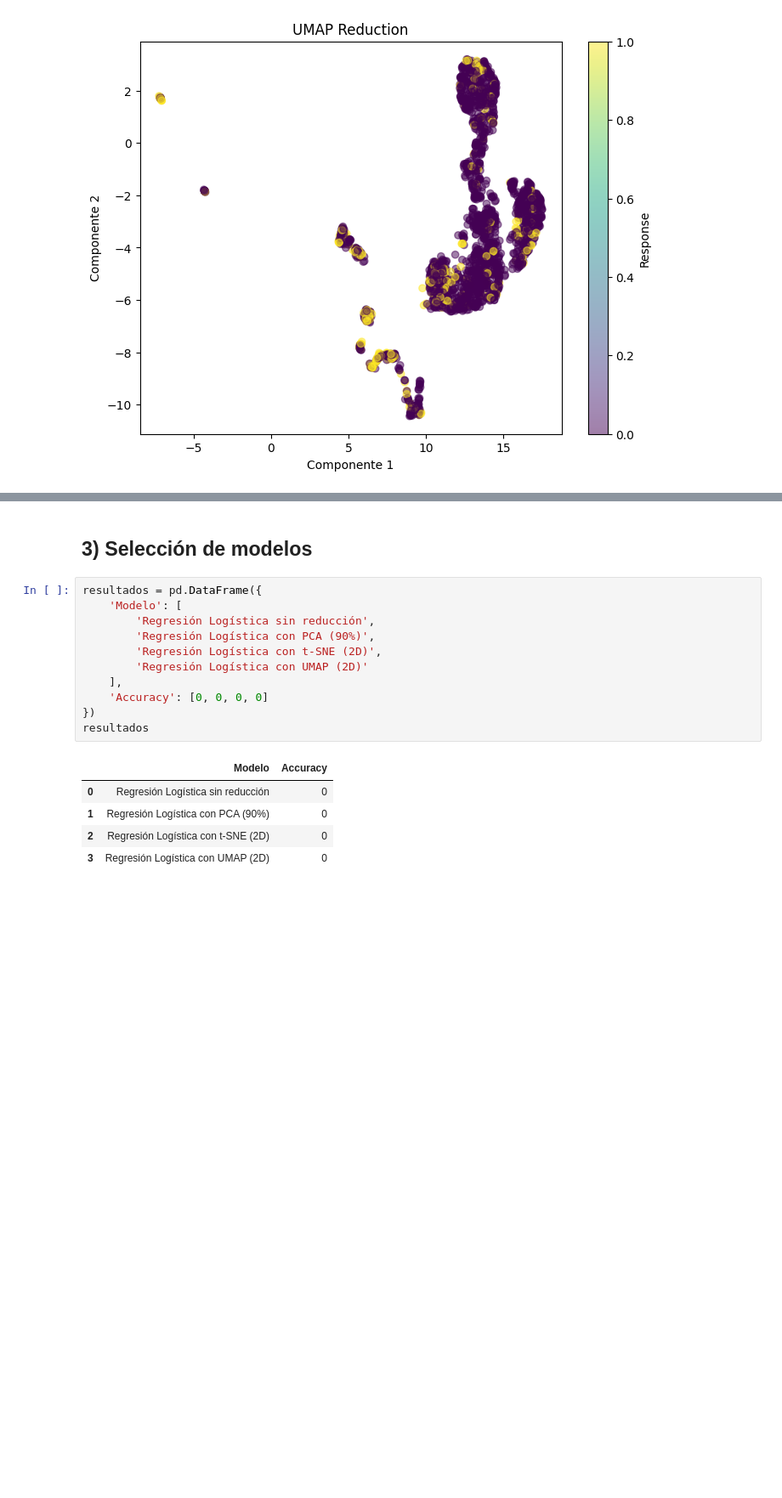
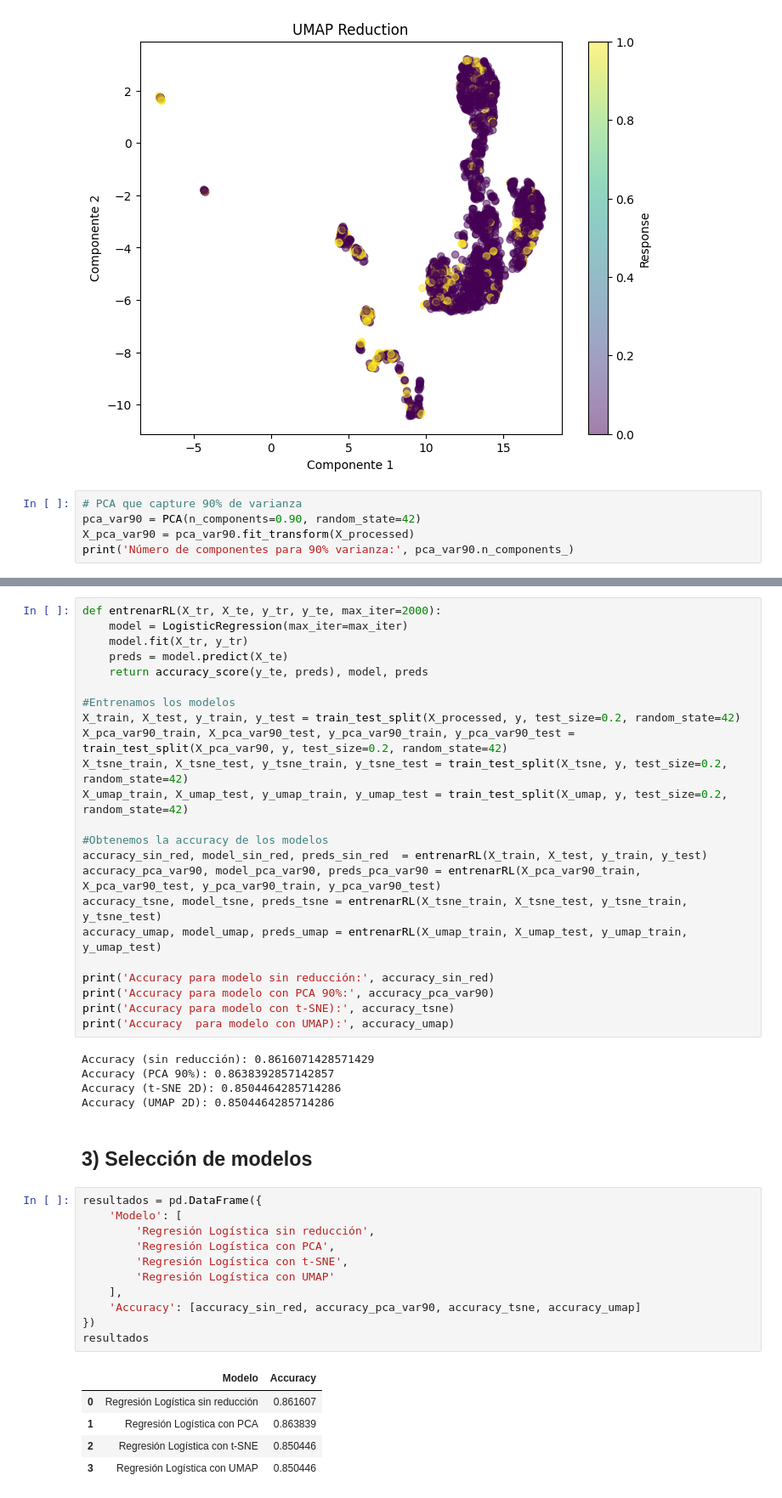
Before and after one commit to Shernandez0911/Tarea8DataScience, a Jupyter notebook: SebastianHernandez_AlexMondaca.ipynb, the cells around one changed output, grey strips where cells are left out. Shown at 85% size. Drawn from its saved outputs; the diff is of its cells as text; blank space fills up the shorter version.

```diff
--- a/SebastianHernandez_AlexMondaca.ipynb
+++ b/SebastianHernandez_AlexMondaca.ipynb
@@ -191,3 +192,8 @@ X_umap = umap_model.fit_transform(X_processed)
 plot_reduction(X_umap, y, "UMAP Reduction")
 # %% [output]
 [figure]
+# %%
+# PCA que capture 90% de varianza
+pca_var90 = PCA(n_components=0.90, random_state=42)
+X_pca_var90 = pca_var90.fit_transform(X_processed)
+print('Número de componentes para 90% varianza:', pca_var90.n_components_)
@@ -194,19 +204,47 @@ plot_reduction(X_umap, y, "UMAP Reduction")
+# %%
+def entrenarRL(X_tr, X_te, y_tr, y_te, max_iter=2000):
+    model = LogisticRegression(max_iter=max_iter)
+    model.fit(X_tr, y_tr)
+    preds = model.predict(X_te)
+    return accuracy_score(y_te, preds), model, preds
+
+#Entrenamos los modelos
+X_train, X_test, y_train, y_test = train_test_split(X_processed, y, test_size=0.2, random_state=42)
+X_pca_var90_train, X_pca_var90_test, y_pca_var90_train, y_pca_var90_test = train_test_split(X_pca_var90, y, test_size=0.2, random_state=42)
+X_tsne_train, X_tsne_test, y_tsne_train, y_tsne_test = train_test_split(X_tsne, y, test_size=0.2, random_state=42)
+X_umap_train, X_umap_test, y_umap_train, y_umap_test = train_test_split(X_umap, y, test_size=0.2, random_state=42)
+
+#Obtenemos la accuracy de los modelos
+accuracy_sin_red, model_sin_red, preds_sin_red  = entrenarRL(X_train, X_test, y_train, y_test)
+accuracy_pca_var90, model_pca_var90, preds_pca_var90 = entrenarRL(X_pca_var90_train, X_pca_var90_test, y_pca_var90_train, y_pca_var90_test)
+accuracy_tsne, model_tsne, preds_tsne = entrenarRL(X_tsne_train, X_tsne_test, y_tsne_train, y_tsne_test)
+accuracy_umap, model_umap, preds_umap = entrenarRL(X_umap_train, X_umap_test, y_umap_train, y_umap_test)
+
+print('Accuracy para modelo sin reducción:', accuracy_sin_red)
+print('Accuracy para modelo con PCA 90%:', accuracy_pca_var90)
+print('Accuracy para modelo con t-SNE):', accuracy_tsne)
+print('Accuracy  para modelo con UMAP):', accuracy_umap)
+# %% [output]
+Accuracy (sin reducción): 0.8616071428571429
+Accuracy (PCA 90%): 0.8638392857142857
+Accuracy (t-SNE 2D): 0.8504464285714286
+Accuracy (UMAP 2D): 0.8504464285714286
 # %% [markdown]
 ## 3)  Selección de modelos
 # %%
 resultados = pd.DataFrame({
     'Modelo': [
         'Regresión Logística sin reducción',
-        'Regresión Logística con PCA (90%)',
-        'Regresión Logística con t-SNE (2D)',
-        'Regresión Logística con UMAP (2D)'
+        'Regresión Logística con PCA',
+        'Regresión Logística con t-SNE',
+        'Regresión Logística con UMAP'
     ],
-    'Accuracy': [0, 0, 0, 0]
+    'Accuracy': [accuracy_sin_red, accuracy_pca_var90, accuracy_tsne, accuracy_umap]
 })
 resultados
 # %% [output]
 |  | Modelo | Accuracy |
-| 0 | Regresión Logística sin reducción | 0 |
-| 1 | Regresión Logística con PCA (90%) | 0 |
-| 2 | Regresión Logística con t-SNE (2D) | 0 |
-| 3 | Regresión Logística con UMAP (2D) | 0 |
+| 0 | Regresión Logística sin reducción | 0.861607 |
+| 1 | Regresión Logística con PCA | 0.863839 |
+| 2 | Regresión Logística con t-SNE | 0.850446 |
+| 3 | Regresión Logística con UMAP | 0.850446 |
```
Also changed, not shown: parts of 5 cells of this notebook.
